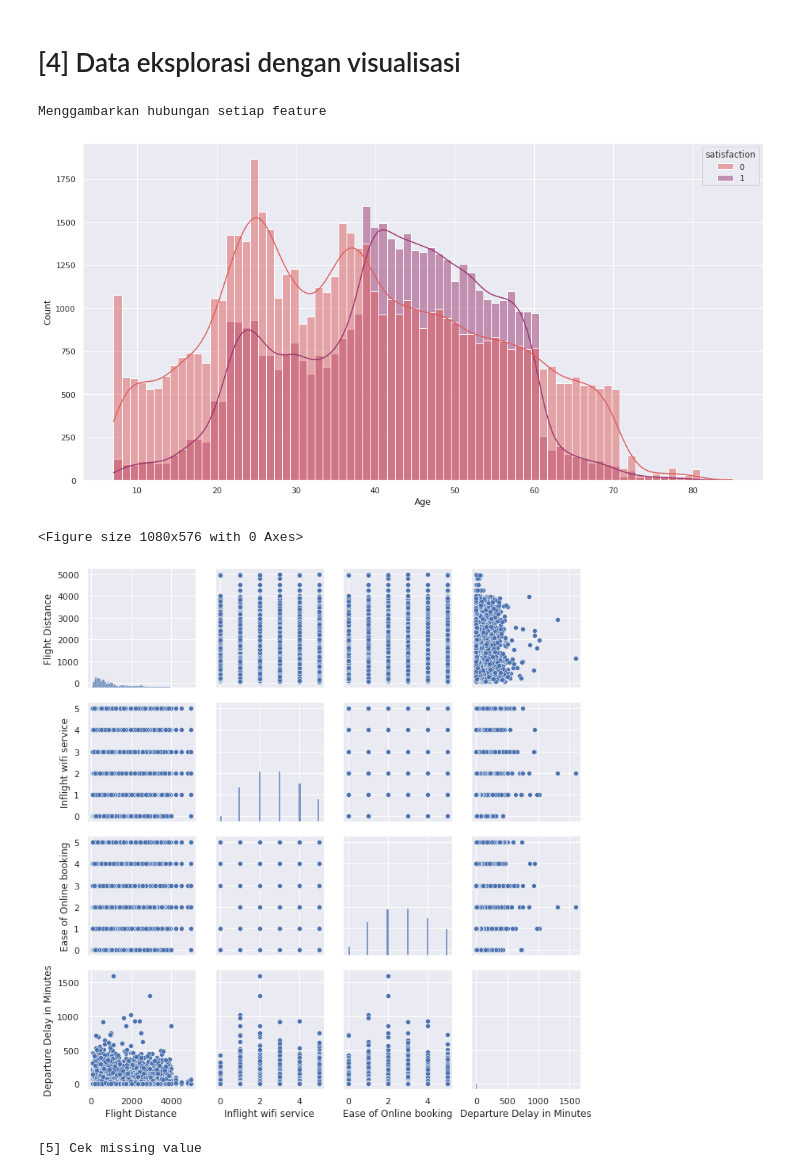
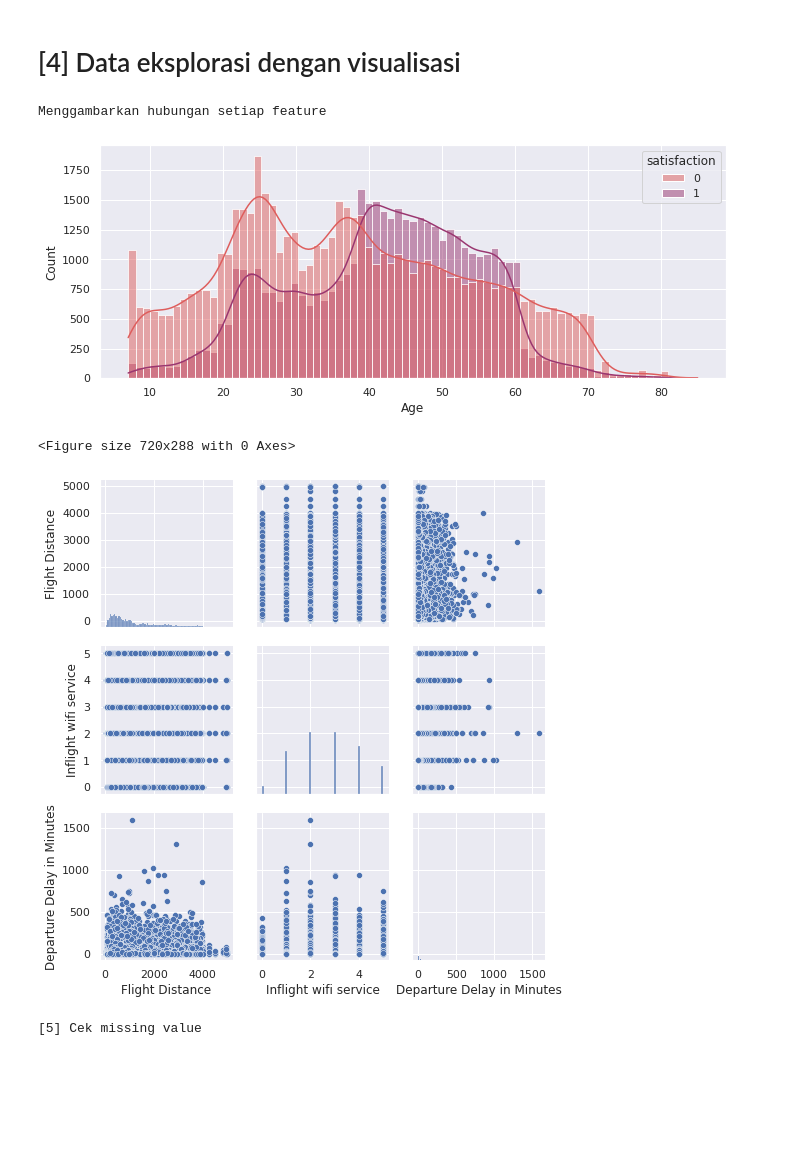
Before and after one commit to halimkun/data-science-lanjut, a Jupyter notebook: uts_faisal_halim.ipynb, the cells around one changed output. Cells and saved outputs as stored; diff of their text form; code cells hidden in the pictures; blank space fills up the shorter version.

```diff
--- a/uts_faisal_halim.ipynb
+++ b/uts_faisal_halim.ipynb
@@ -167,29 +167,29 @@ dtype: int64
 # %%
 # Library
 import matplotlib.pyplot as plt
 import seaborn as sns
 
 # SETTING: matplotlib dan seaborn
 sns.set_style('whitegrid')
 plt.style.use('fivethirtyeight')
 
-column_to_show = ['Flight Distance', 'Inflight wifi service', 'Ease of Online booking','Departure Delay in Minutes']
+column_to_show = ['Flight Distance', 'Inflight wifi service','Departure Delay in Minutes']
 
 # 4. data eksplorasi dengan visualisasi
 # 4a. Visualisasi umur yang dibandingkan dengan kepuasan pelanggan menggunakan seaborn
-sns.set(rc = {'figure.figsize':(10,8)})
+sns.set(rc = {'figure.figsize':(10,4)})
 sns.histplot(x='Age',hue="satisfaction",data=dtrain,kde=True,palette="flare")
 
 # 4b. Gunakan pairplot() dari seaborn (sns) modul untuk menggambarkan hubungan setiap feature.
 print("Menggambarkan hubungan setiap feature")
 plt.figure()
 sns.pairplot(dtrain[column_to_show])
 plt.show()
 # %% [output]
 Menggambarkan hubungan setiap feature
-[figure, old version]
+[figure, new version]
-<Figure size 1080x576 with 0 Axes>
+<Figure size 720x288 with 0 Axes>
-[figure, old version]
+[figure, new version]
 # %%
 print("[5] Cek missing value")
 dtrain.isnull().sum().sum()
```
Also changed, not shown: parts of 2 cells of this notebook.
